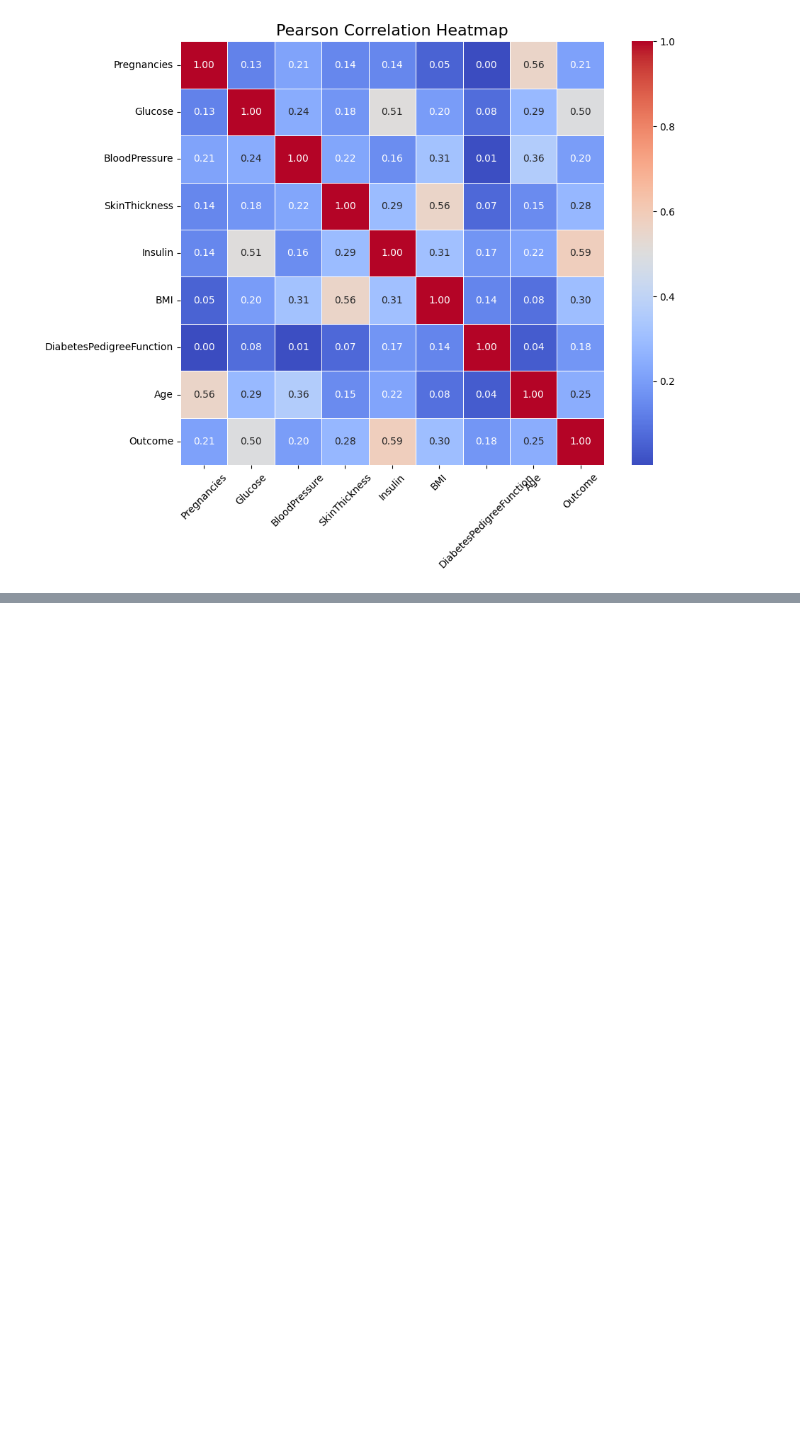
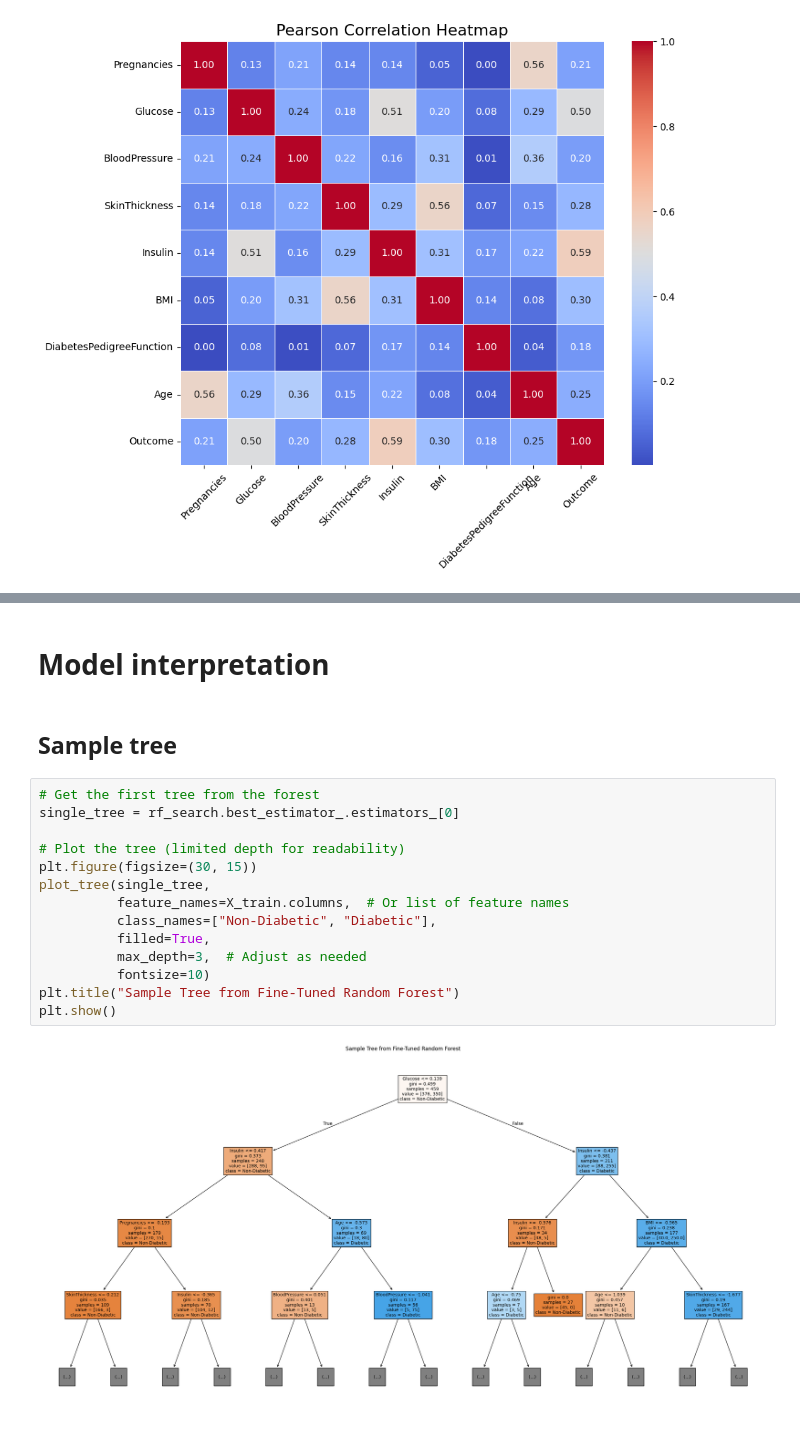
Before and after one commit to nigelmaxwee/sc5010-introduction-to-data-analysis, a Jupyter notebook: diabetes-prediction.ipynb, the cells around one changed output, grey strips where cells are left out. Cells and saved outputs as stored; diff of their text form; blank space fills up the shorter version.

```diff
--- a/diabetes-prediction.ipynb
+++ b/diabetes-prediction.ipynb
@@ -992,0 +603,20 @@ X_test_fe
+# %% [markdown]
+# Model interpretation
+# %% [markdown]
+## Sample tree
+# %%
+# Get the first tree from the forest
+single_tree = rf_search.best_estimator_.estimators_[0]
+
+# Plot the tree (limited depth for readability)
+plt.figure(figsize=(30, 15))
+plot_tree(single_tree,
+          feature_names=X_train.columns,  # Or list of feature names
+          class_names=["Non-Diabetic", "Diabetic"],
+          filled=True,
+          max_depth=3,  # Adjust as needed
+          fontsize=10)
+plt.title("Sample Tree from Fine-Tuned Random Forest")
+plt.show()
+# %% [output]
+[figure, added]
```
Also changed, not shown: parts of 67 cells of this notebook, 1 other file.
